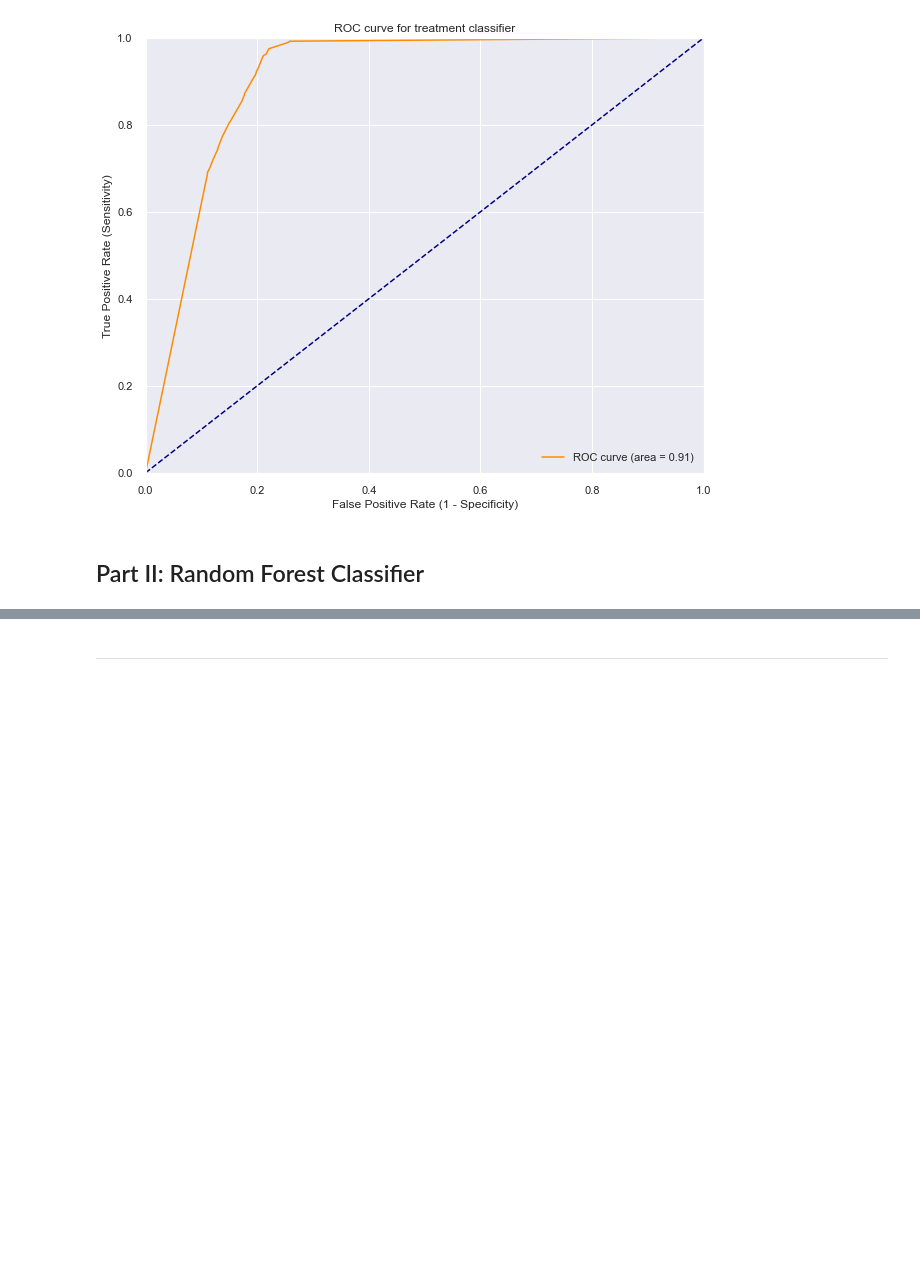
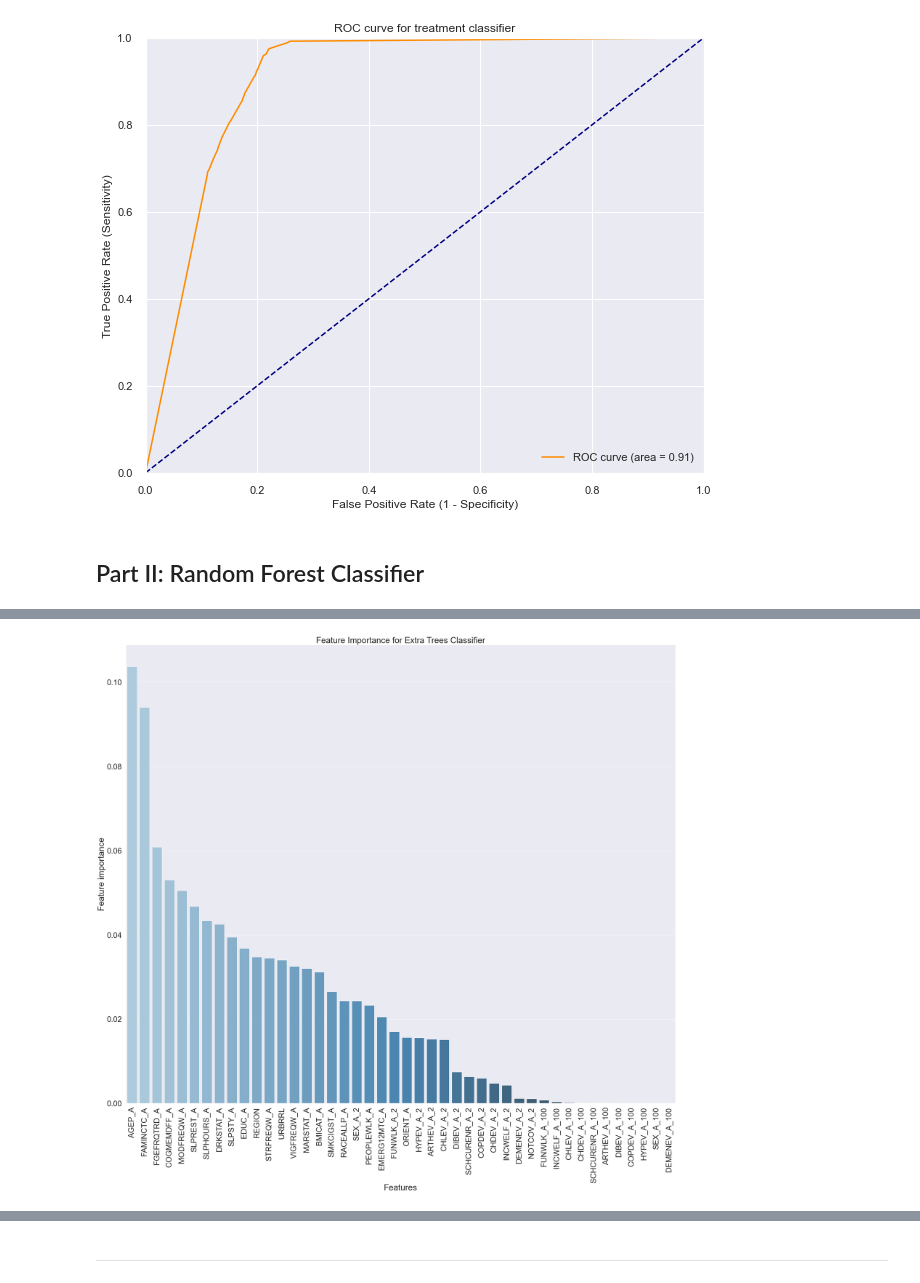
Before and after one commit to vidishac/Data_Mining_Project, a Jupyter notebook: Data_Mining_Project.ipynb, the cells around one changed output, grey strips where cells are left out. Cells and saved outputs as stored; diff of their text form; code cells hidden in the pictures; blank space fills up the shorter version.

```diff
--- a/Data_Mining_Project.ipynb
+++ b/Data_Mining_Project.ipynb
@@ -1382,0 +1390,16 @@ Cross-validated AUC: 0.98817
+# %%
+# plot the feature importances
+importances_rf = rf_tuned.feature_importances_
+forest_importances_rf = pd.DataFrame({'features': X_train.columns, 'importances': importances})
+
+sns.set(rc = {'figure.figsize':(35,30)})
+sns.set(font_scale = 2.5)
+sns.barplot(x = "features", y = "importances" , data = forest_importances,
+            order = forest_importances.sort_values('importances', ascending = False).features, palette = "Blues_d")
+plt.xticks(rotation = 90)
+plt.title("Feature Importance for Extra Trees Classifier")
+plt.ylabel("Feature importance")
+plt.xlabel("Features")
+fig.tight_layout()
+# %% [output]
+[figure, added]
```
Also changed, not shown: parts of 25 cells of this notebook.
